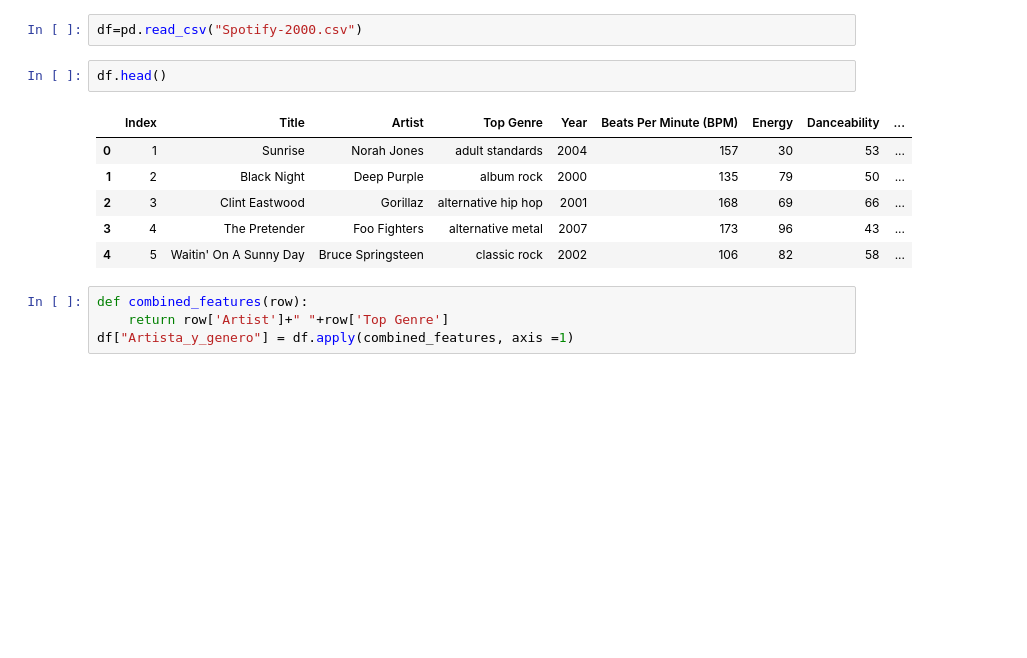
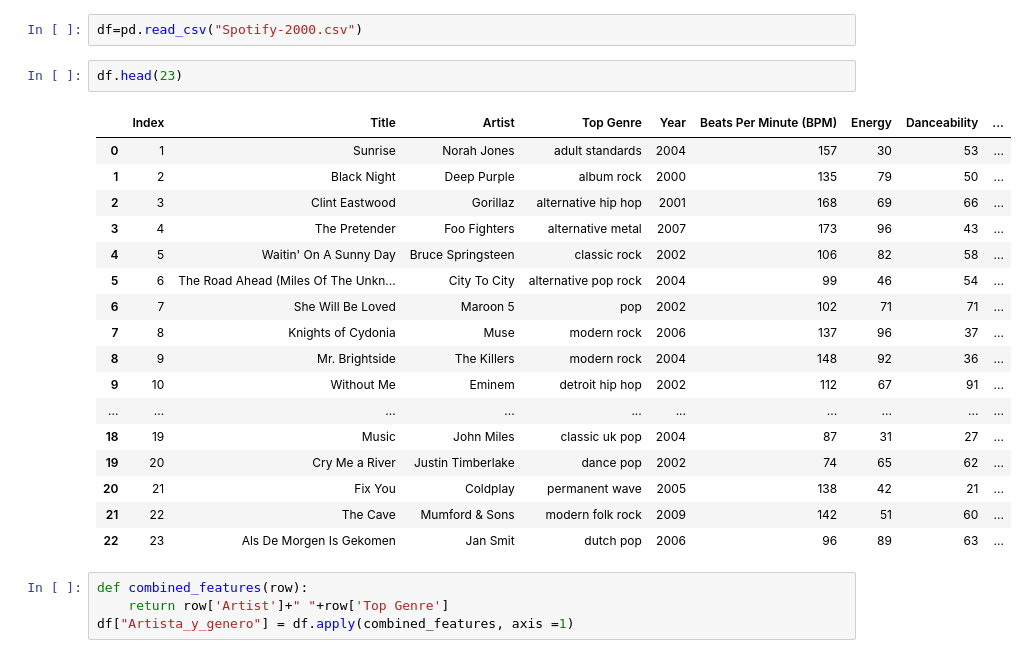
Before and after one commit to ikertxu123/Recu-DataScience, a Jupyter notebook: Script_Recu_Iker_Nieto.ipynb, the cells around one changed output. Cells and saved outputs as stored; diff of their text form; blank space fills up the shorter version.

```diff
--- a/Script_Recu_Iker_Nieto.ipynb
+++ b/Script_Recu_Iker_Nieto.ipynb
@@ -281,14 +298,25 @@ Hola Dani, en la parte de no supervisado me he centrado sobre todo en el cluster
 # %%
 df=pd.read_csv("Spotify-2000.csv")
 # %%
-df.head()
+df.head(23)
 # %% [output]
 |  | Index | Title | Artist | Top Genre | Year | Beats Per Minute (BPM) | Energy | Danceability | ... |
 | 0 | 1 | Sunrise | Norah Jones | adult standards | 2004 | 157 | 30 | 53 | ... |
 | 1 | 2 | Black Night | Deep Purple | album rock | 2000 | 135 | 79 | 50 | ... |
 | 2 | 3 | Clint Eastwood | Gorillaz | alternative hip hop | 2001 | 168 | 69 | 66 | ... |
 | 3 | 4 | The Pretender | Foo Fighters | alternative metal | 2007 | 173 | 96 | 43 | ... |
 | 4 | 5 | Waitin' On A Sunny Day | Bruce Springsteen | classic rock | 2002 | 106 | 82 | 58 | ... |
+| 5 | 6 | The Road Ahead (Miles Of The Unkn... | City To City | alternative pop rock | 2004 | 99 | 46 | 54 | ... |
+| 6 | 7 | She Will Be Loved | Maroon 5 | pop | 2002 | 102 | 71 | 71 | ... |
+| 7 | 8 | Knights of Cydonia | Muse | modern rock | 2006 | 137 | 96 | 37 | ... |
+| 8 | 9 | Mr. Brightside | The Killers | modern rock | 2004 | 148 | 92 | 36 | ... |
+| 9 | 10 | Without Me | Eminem | detroit hip hop | 2002 | 112 | 67 | 91 | ... |
+| ... | ... | ... | ... | ... | ... | ... | ... | ... | ... |
+| 18 | 19 | Music | John Miles | classic uk pop | 2004 | 87 | 31 | 27 | ... |
+| 19 | 20 | Cry Me a River | Justin Timberlake | dance pop | 2002 | 74 | 65 | 62 | ... |
+| 20 | 21 | Fix You | Coldplay | permanent wave | 2005 | 138 | 42 | 21 | ... |
+| 21 | 22 | The Cave | Mumford & Sons | modern folk rock | 2009 | 142 | 51 | 60 | ... |
+| 22 | 23 | Als De Morgen Is Gekomen | Jan Smit | dutch pop | 2006 | 96 | 89 | 63 | ... |
 # %%
 def combined_features(row):
     return row['Artist']+" "+row['Top Genre']
```
Also changed, not shown: parts of 17 cells of this notebook.
